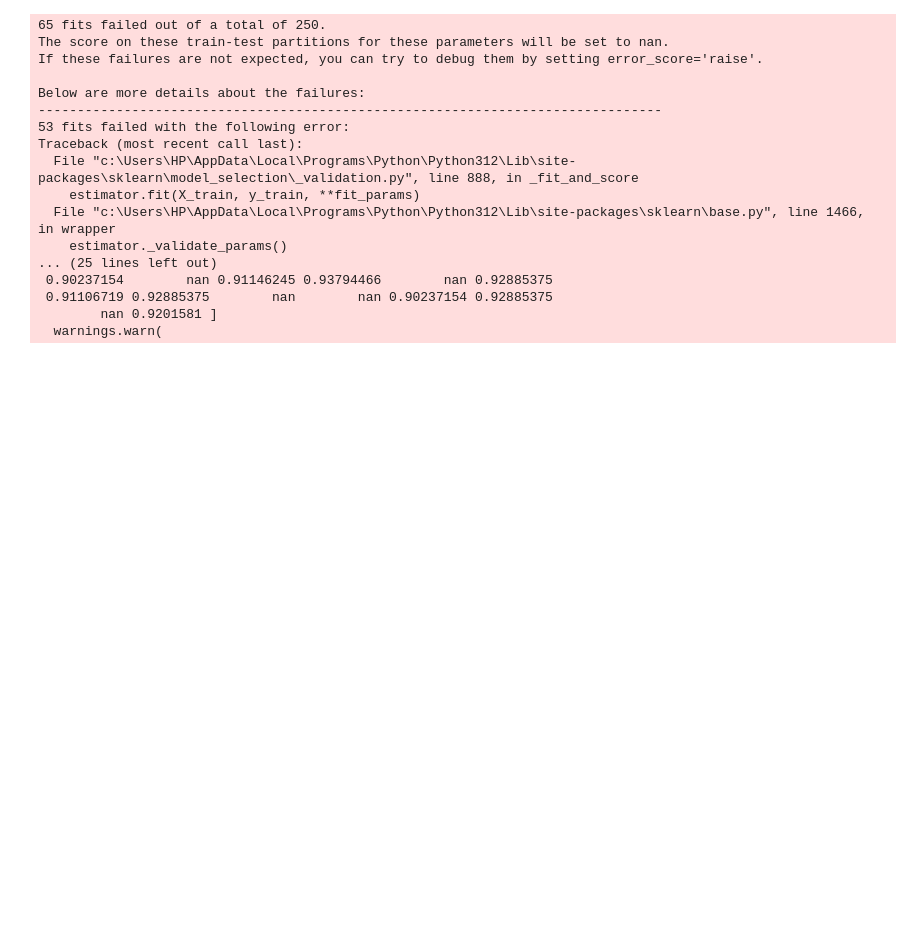
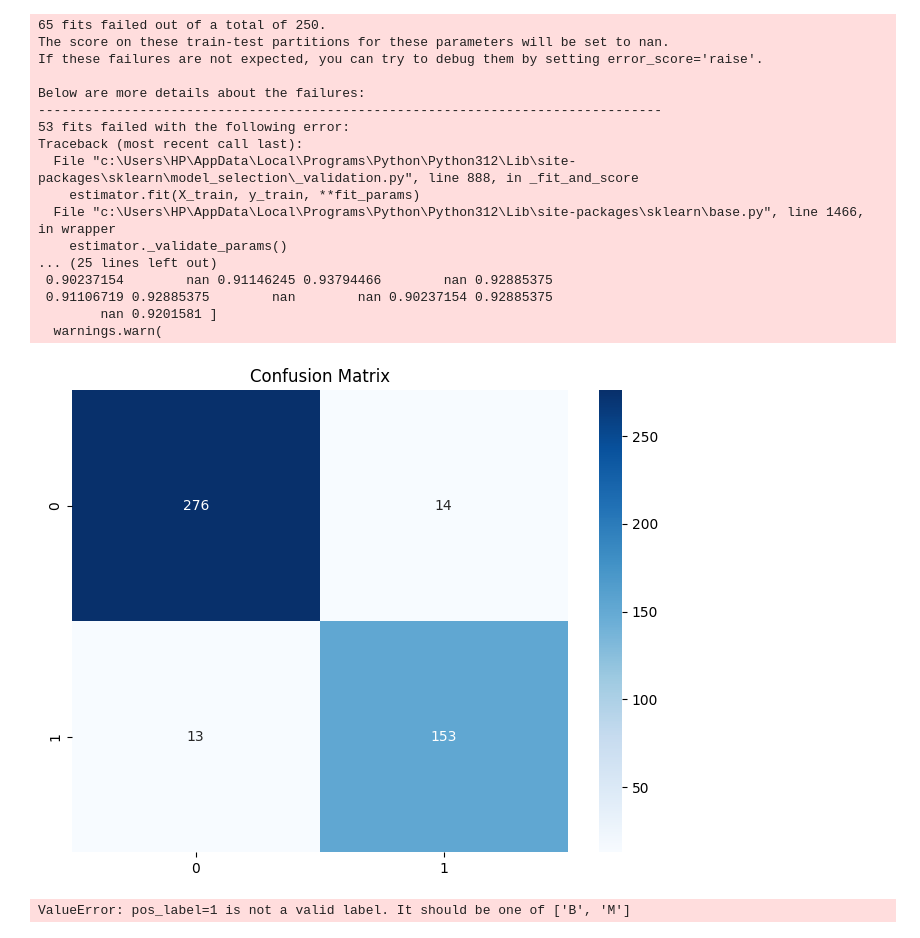
Before and after one commit to thisissagarthapa/Breast-Cancer-Detection, a Jupyter notebook: breastcancer.ipynb, the cells around one changed output. Cells and saved outputs as stored; diff of their text form; code cells hidden in the pictures; blank space fills up the shorter version.

Commit message:
updated with confusing matrix

```diff
--- a/breastcancer.ipynb
+++ b/breastcancer.ipynb
@@ -153,3 +176,28 @@ Traceback (most recent call last):
  0.91106719 0.92885375        nan        nan 0.90237154 0.92885375
         nan 0.9201581 ]
   warnings.warn(
+# %%
+cm = confusion_matrix(y_test,rf.predict(x_test))
+
+# Plot the confusion matrix
+plt.figure(figsize=(8, 6))
+sns.heatmap(cm, annot=True, fmt='d', cmap='Blues',)
+plt.title('Confusion Matrix')
+plt.show()
+# %% [output]
+[figure, added]
+# %%
+tn, fp, fn, tp = cm.ravel()  # True Negatives, False Positives, False Negatives, True Positives
+
+accuracy = accuracy_score(y_test, rf.predict(x_test))
+precision = precision_score(y_test, rf.predict(x_test))
+recall = recall_score(y_test, rf.predict(x_test))
+f1 = f1_score(y_test, rf.predict(x_test))
+
+# Print the metrics
+print(f'Accuracy: {accuracy:.2f}')
+print(f'Precision: {precision:.2f}')
+print(f'Recall: {recall:.2f}')
+print(f'F1 Score: {f1:.2f}')
+# %% [output]
+ValueError: pos_label=1 is not a valid label. It should be one of ['B', 'M']
```
Also changed, not shown: parts of 3 cells of this notebook.
